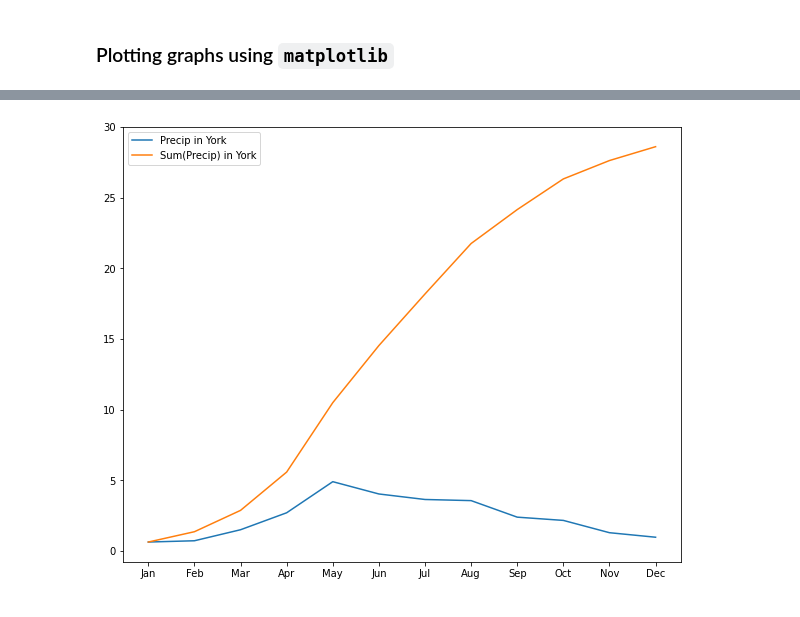
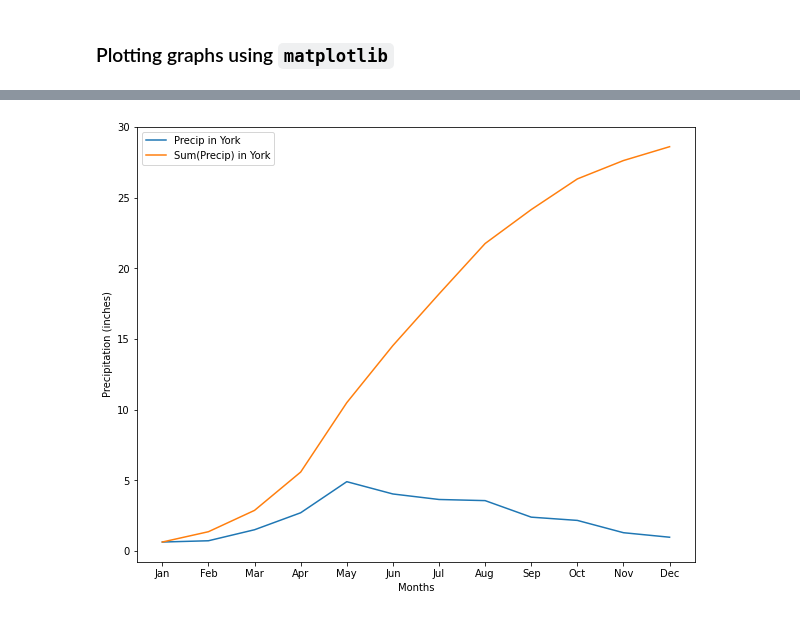
Before and after one commit to Puranjit/DataScience, a Jupyter notebook: Tutorial - Project1.ipynb, the cells around one changed output, grey strips where cells are left out. Saved outputs shown, nothing was run; the diff lists cells and outputs as text; code cells hidden in the pictures.

```diff
--- a/Tutorial - Project1.ipynb
+++ b/Tutorial - Project1.ipynb
@@ -304,6 +350,6 @@ for i in k:
 1.24e
 0.86e
 # %%
-for i, j in enumerate(k):
-    k[i] = j.split('e')[0]
-    k[i] = float(k[i])
+# for i, j in enumerate(k):
+#     k[i] = j.split('e')[0]
+#     k[i] = float(k[i])
@@ -465,13 +530,16 @@ df.tail()
 # %%
 plt.figure(figsize = (10,8))
 
 plt.plot(df.Month, df['York County'], label = 'Precip in York')
 plt.plot(df.Month, df['YorkPrecipSum'], label = 'Sum(Precip) in York')
 
+plt.xlabel('Months')
+plt.ylabel('Precipitation (inches)')
+
 plt.legend()
 plt.show()
 # %% [output]
-[figure, old version]
+[figure, new version]
 # %%
 plt.figure(figsize = (10,8))
 
```
Also changed, not shown: parts of 18 cells of this notebook.
